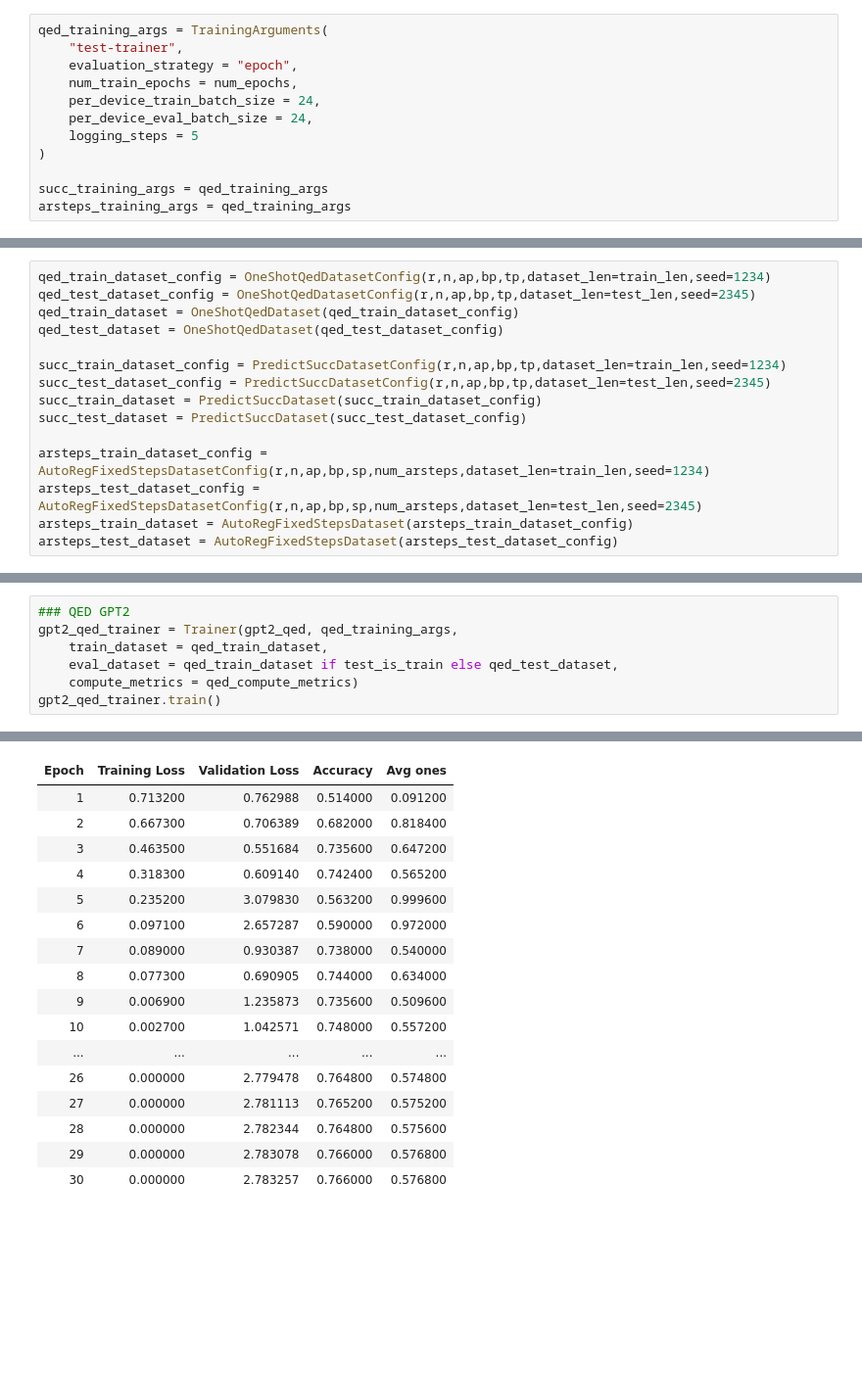
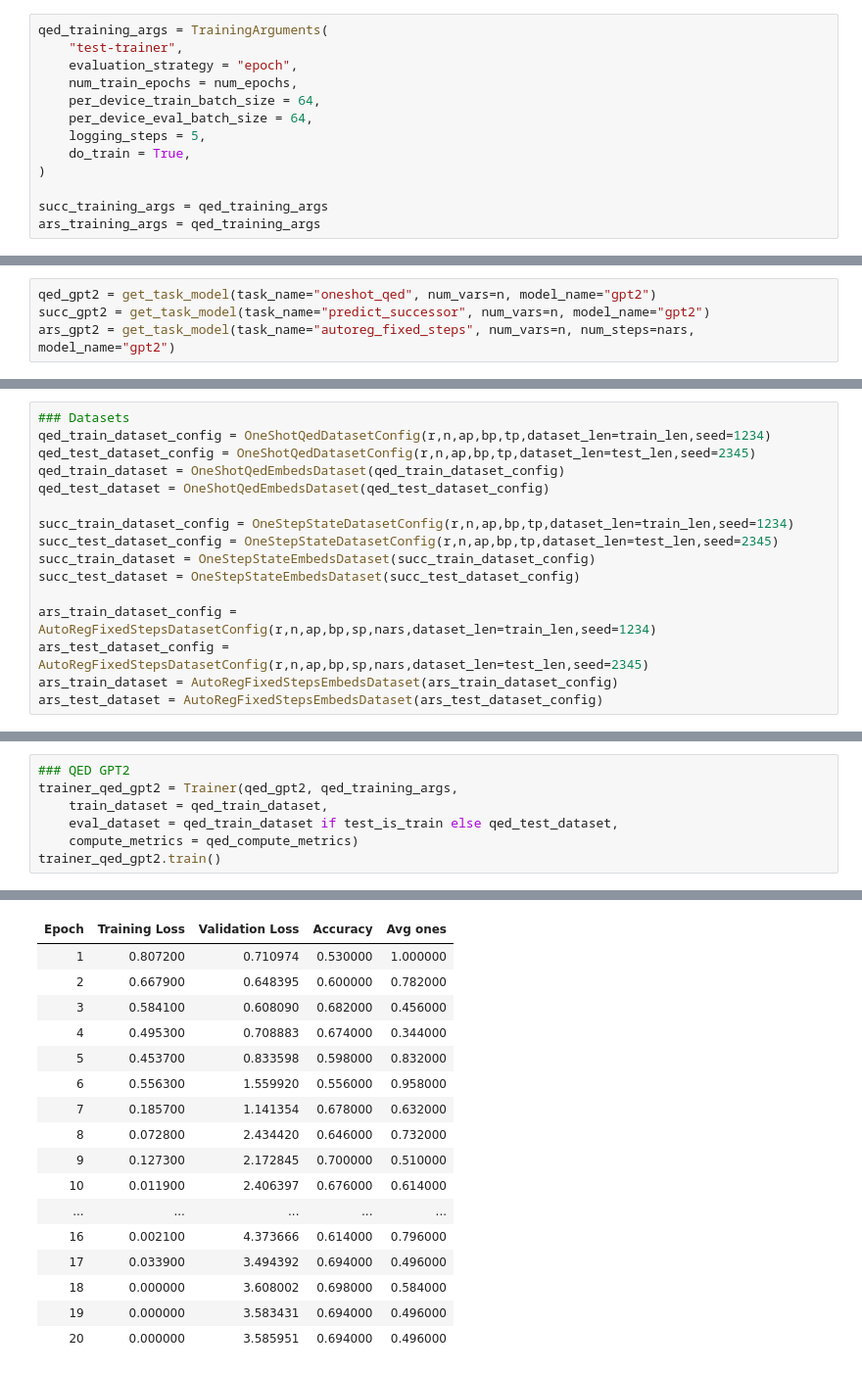
Before and after one commit to AntonXue/tf_logic, a Jupyter notebook: notebooks/task_trainer_test.ipynb, the cells around one changed output, grey strips where cells are left out. Shown at 98% size. Cells and saved outputs as stored; diff of their text form; blank space fills up the shorter version.

```diff
--- a/notebooks/task_trainer_test.ipynb
+++ b/notebooks/task_trainer_test.ipynb
@@ -33,10 +34,11 @@ qed_training_args = TrainingArguments(
     "test-trainer",
     evaluation_strategy = "epoch",
     num_train_epochs = num_epochs,
-    per_device_train_batch_size = 24,
-    per_device_eval_batch_size = 24,
-    logging_steps = 5
+    per_device_train_batch_size = 64,
+    per_device_eval_batch_size = 64,
+    logging_steps = 5,
+    do_train = True,
 )
 
 succ_training_args = qed_training_args
-arsteps_training_args = qed_training_args
+ars_training_args = qed_training_args
@@ -42,0 +53,4 @@ arsteps_training_args = qed_training_args
+# %%
+qed_gpt2 = get_task_model(task_name="oneshot_qed", num_vars=n, model_name="gpt2")
+succ_gpt2 = get_task_model(task_name="predict_successor", num_vars=n, model_name="gpt2")
+ars_gpt2 = get_task_model(task_name="autoreg_fixed_steps", num_vars=n, num_steps=nars, model_name="gpt2")
@@ -43,15 +61,16 @@ arsteps_training_args = qed_training_args
 # %%
+### Datasets
 qed_train_dataset_config = OneShotQedDatasetConfig(r,n,ap,bp,tp,dataset_len=train_len,seed=1234)
 qed_test_dataset_config = OneShotQedDatasetConfig(r,n,ap,bp,tp,dataset_len=test_len,seed=2345)
-qed_train_dataset = OneShotQedDataset(qed_train_dataset_config)
-qed_test_dataset = OneShotQedDataset(qed_test_dataset_config)
+qed_train_dataset = OneShotQedEmbedsDataset(qed_train_dataset_config)
+qed_test_dataset = OneShotQedEmbedsDataset(qed_test_dataset_config)
 
-succ_train_dataset_config = PredictSuccDatasetConfig(r,n,ap,bp,tp,dataset_len=train_len,seed=1234)
-succ_test_dataset_config = PredictSuccDatasetConfig(r,n,ap,bp,tp,dataset_len=test_len,seed=2345)
-succ_train_dataset = PredictSuccDataset(succ_train_dataset_config)
-succ_test_dataset = PredictSuccDataset(succ_test_dataset_config)
+succ_train_dataset_config = OneStepStateDatasetConfig(r,n,ap,bp,tp,dataset_len=train_len,seed=1234)
+succ_test_dataset_config = OneStepStateDatasetConfig(r,n,ap,bp,tp,dataset_len=test_len,seed=2345)
+succ_train_dataset = OneStepStateEmbedsDataset(succ_train_dataset_config)
+succ_test_dataset = OneStepStateEmbedsDataset(succ_test_dataset_config)
 
-arsteps_train_dataset_config = AutoRegFixedStepsDatasetConfig(r,n,ap,bp,sp,num_arsteps,dataset_len=train_len,seed=1234)
-arsteps_test_dataset_config = AutoRegFixedStepsDatasetConfig(r,n,ap,bp,sp,num_arsteps,dataset_len=test_len,seed=2345)
-arsteps_train_dataset = AutoRegFixedStepsDataset(arsteps_train_dataset_config)
-arsteps_test_dataset = AutoRegFixedStepsDataset(arsteps_test_dataset_config)
+ars_train_dataset_config = AutoRegFixedStepsDatasetConfig(r,n,ap,bp,sp,nars,dataset_len=train_len,seed=1234)
+ars_test_dataset_config = AutoRegFixedStepsDatasetConfig(r,n,ap,bp,sp,nars,dataset_len=test_len,seed=2345)
+ars_train_dataset = AutoRegFixedStepsEmbedsDataset(ars_train_dataset_config)
+ars_test_dataset = AutoRegFixedStepsEmbedsDataset(ars_test_dataset_config)
@@ -74,8 +447,8 @@ gpt2_arsteps = AutoRegFixedStepsTaskModel(AutoRegFixedStepsTaskConfig(n, num_ars
 # %%
 ### QED GPT2
-gpt2_qed_trainer = Trainer(gpt2_qed, qed_training_args,
+trainer_qed_gpt2 = Trainer(qed_gpt2, qed_training_args,
     train_dataset = qed_train_dataset,
     eval_dataset = qed_train_dataset if test_is_train else qed_test_dataset,
     compute_metrics = qed_compute_metrics)
-gpt2_qed_trainer.train()
+trainer_qed_gpt2.train()
 # %% [output]
@@ -83,17 +464,17 @@ gpt2_qed_trainer.train()
 | Epoch | Training Loss | Validation Loss | Accuracy | Avg ones |
-| 1 | 0.713200 | 0.762988 | 0.514000 | 0.091200 |
-| 2 | 0.667300 | 0.706389 | 0.682000 | 0.818400 |
-| 3 | 0.463500 | 0.551684 | 0.735600 | 0.647200 |
-| 4 | 0.318300 | 0.609140 | 0.742400 | 0.565200 |
-| 5 | 0.235200 | 3.079830 | 0.563200 | 0.999600 |
-| 6 | 0.097100 | 2.657287 | 0.590000 | 0.972000 |
-| 7 | 0.089000 | 0.930387 | 0.738000 | 0.540000 |
-| 8 | 0.077300 | 0.690905 | 0.744000 | 0.634000 |
-| 9 | 0.006900 | 1.235873 | 0.735600 | 0.509600 |
-| 10 | 0.002700 | 1.042571 | 0.748000 | 0.557200 |
+| 1 | 0.807200 | 0.710974 | 0.530000 | 1.000000 |
+| 2 | 0.667900 | 0.648395 | 0.600000 | 0.782000 |
+| 3 | 0.584100 | 0.608090 | 0.682000 | 0.456000 |
+| 4 | 0.495300 | 0.708883 | 0.674000 | 0.344000 |
+| 5 | 0.453700 | 0.833598 | 0.598000 | 0.832000 |
+| 6 | 0.556300 | 1.559920 | 0.556000 | 0.958000 |
+| 7 | 0.185700 | 1.141354 | 0.678000 | 0.632000 |
+| 8 | 0.072800 | 2.434420 | 0.646000 | 0.732000 |
+| 9 | 0.127300 | 2.172845 | 0.700000 | 0.510000 |
+| 10 | 0.011900 | 2.406397 | 0.676000 | 0.614000 |
 | ... | ... | ... | ... | ... |
-| 26 | 0.000000 | 2.779478 | 0.764800 | 0.574800 |
-| 27 | 0.000000 | 2.781113 | 0.765200 | 0.575200 |
-| 28 | 0.000000 | 2.782344 | 0.764800 | 0.575600 |
-| 29 | 0.000000 | 2.783078 | 0.766000 | 0.576800 |
-| 30 | 0.000000 | 2.783257 | 0.766000 | 0.576800 |
+| 16 | 0.002100 | 4.373666 | 0.614000 | 0.796000 |
+| 17 | 0.033900 | 3.494392 | 0.694000 | 0.496000 |
+| 18 | 0.000000 | 3.608002 | 0.698000 | 0.584000 |
+| 19 | 0.000000 | 3.583431 | 0.694000 | 0.496000 |
+| 20 | 0.000000 | 3.585951 | 0.694000 | 0.496000 |
```
Also changed, not shown: parts of 26 cells of this notebook, 13 other files.
